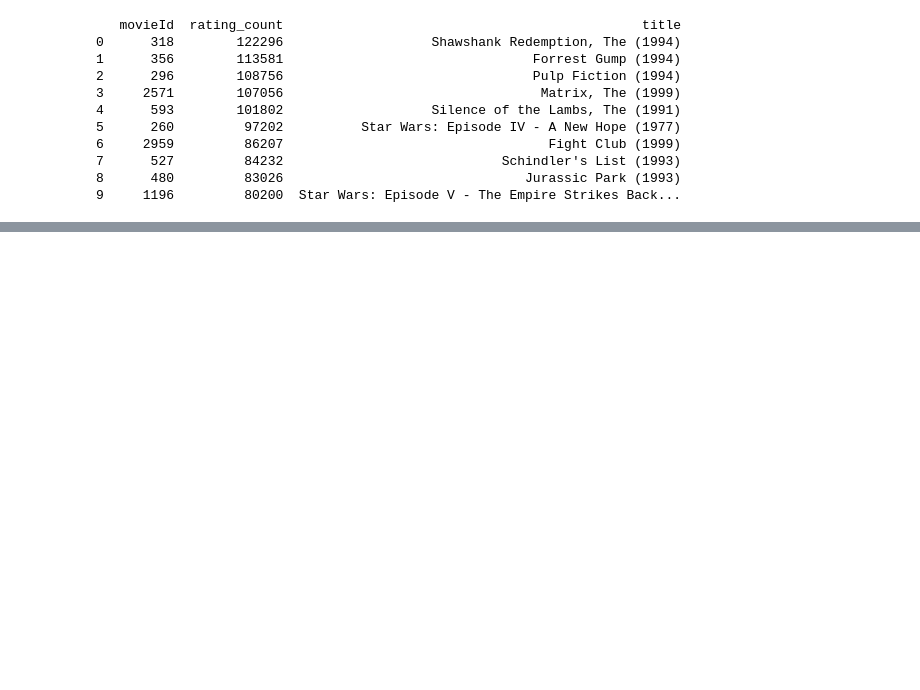
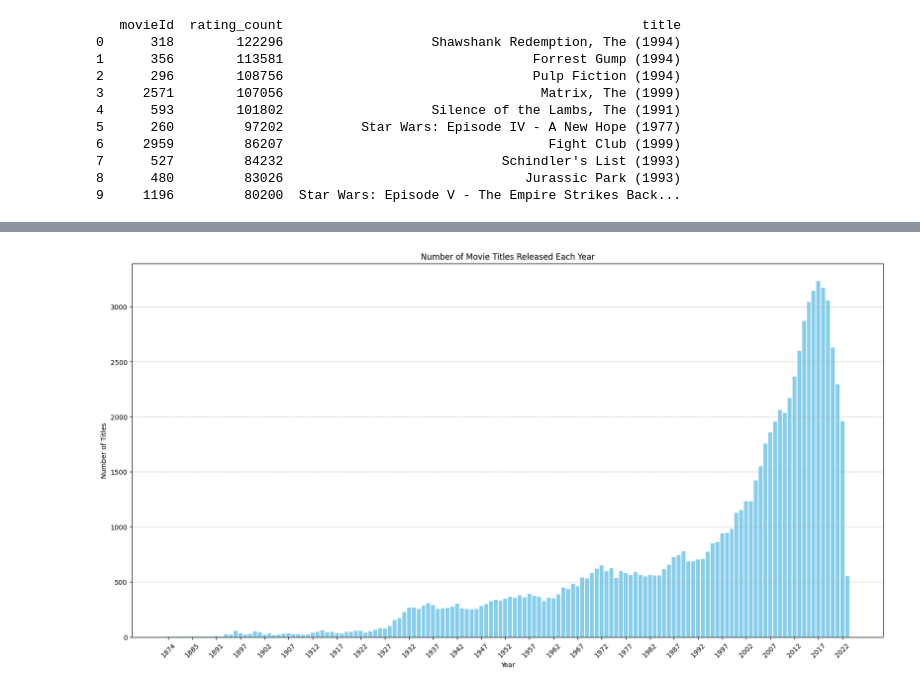
Before and after one commit to PontanB/AI-Pontus-Berglund-OPA23-, a Jupyter notebook: Labb1/1.1.ipynb, the cells around one changed output, grey strips where cells are left out. Drawn from its saved outputs; the diff is of its cells as text; code cells hidden in the pictures; blank space fills up the shorter version.

```diff
--- a/Labb1/1.1.ipynb
+++ b/Labb1/1.1.ipynb
@@ -117,0 +168,18 @@ top_10_movies_data_average_titles
+# %%
+import matplotlib.pyplot as plt
+
+# Group by 'year' and count the number of titles for each year
+titles_per_year = df_movies.groupby('year')['title'].count()
+
+plt.figure(figsize=(20, 10))
+plt.bar(titles_per_year.index, titles_per_year.values, color='skyblue')
+plt.xlabel('Year')
+plt.ylabel('Number of Titles')
+plt.title('Number of Movie Titles Released Each Year')
+plt.xticks(rotation=45)
+plt.grid(axis='y', linestyle='--', alpha=0.7)
+plt.xticks(titles_per_year.index[::5], rotation=45)
+
+plt.show()
+# %% [output]
+[figure, added]
```
Also changed, not shown: parts of 6 cells of this notebook.
